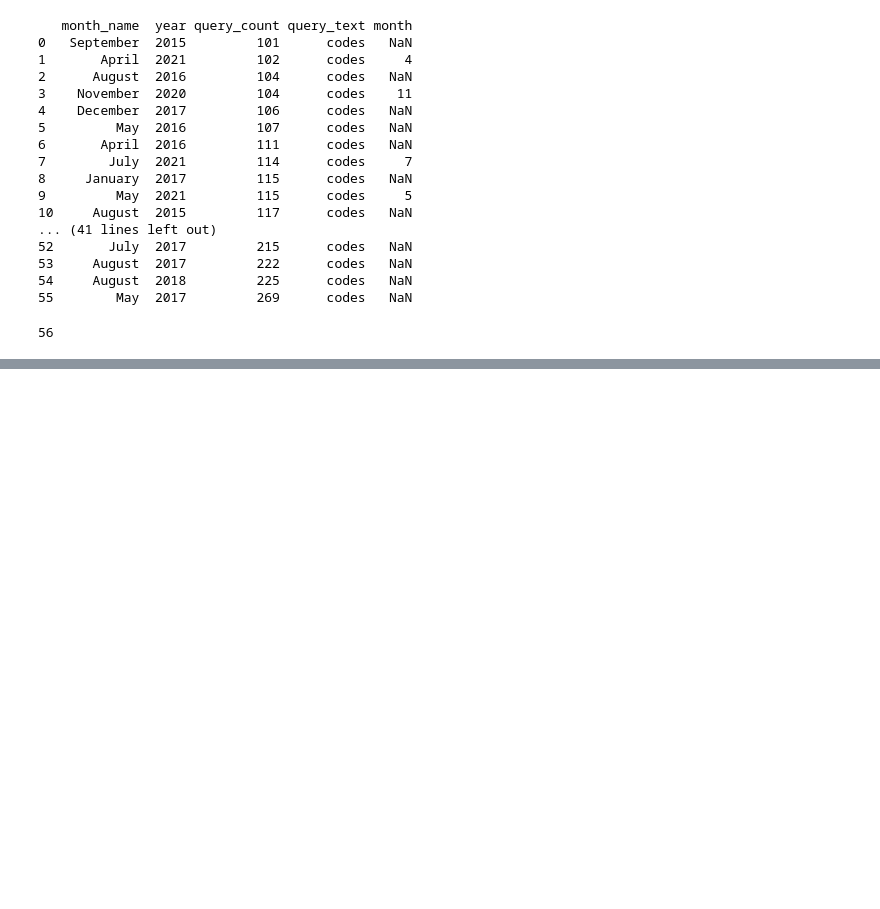
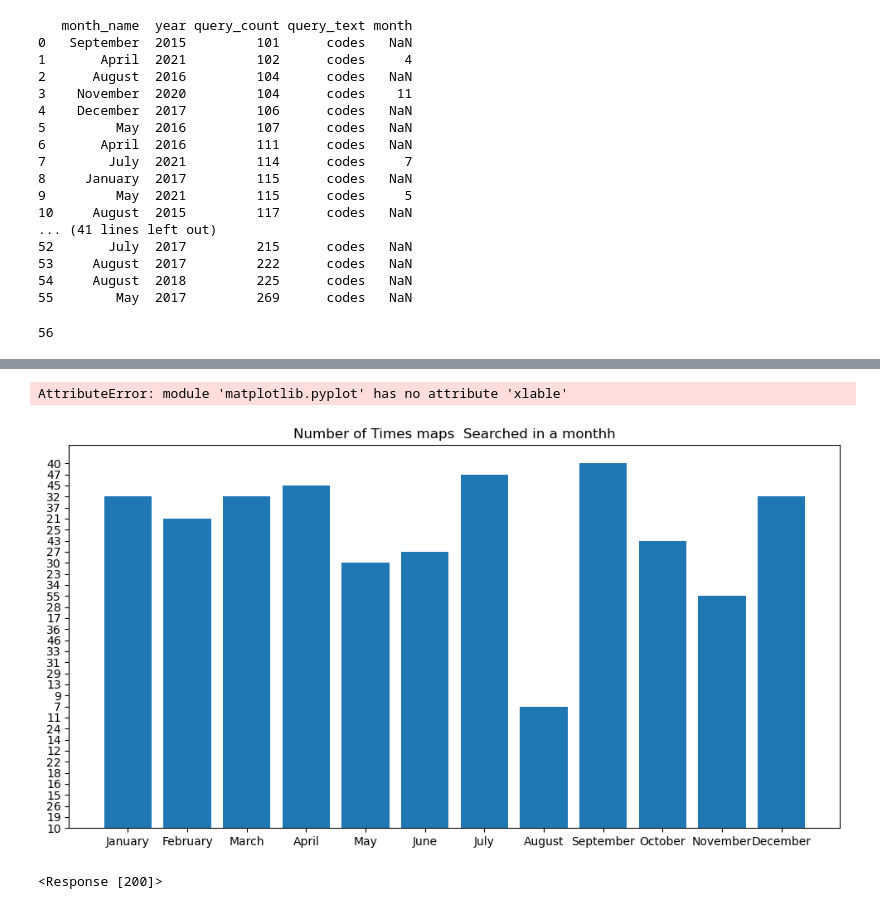
Before and after one commit to NSS-Data-Analytics-Cohort-10/api-Eliab16, a Jupyter notebook: notebooks/SOCRATA API.ipynb, the cells around one changed output, grey strips where cells are left out. Drawn from its saved outputs; the diff is of its cells as text; code cells hidden in the pictures; blank space fills up the shorter version.

```diff
--- a/notebooks/SOCRATA API.ipynb
+++ b/notebooks/SOCRATA API.ipynb
@@ -277,0 +246,12 @@ len(n_rows)
+# %%
+plt.figure(figsize=(12,6))
+plt.bar(search_500['month_name'],search_500['query_count'])
+plt.title('Number of Times maps  Searched in a monthh')
+plt.xlable('month_name')
+plt.ylable('query_count')
+pltxticks(rotation=45)
+plt.tight_layout()
+plt.show()
+# %% [output]
+AttributeError: module 'matplotlib.pyplot' has no attribute 'xlable'
+[figure, added]
@@ -277,0 +262,4 @@ len(n_rows)
+# %%
+response6
+# %% [output]
+<Response [200]>
```
Also changed, not shown: parts of 40 cells of this notebook.
